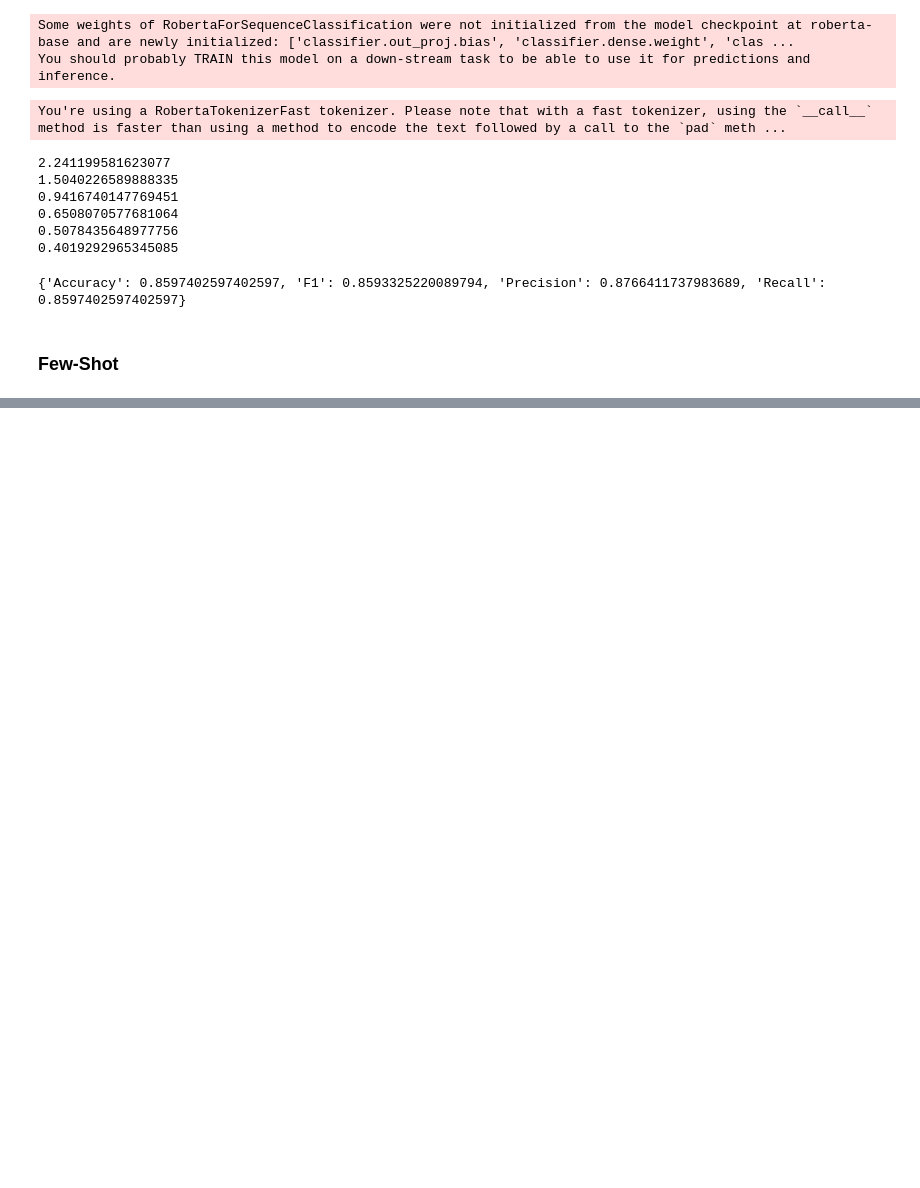
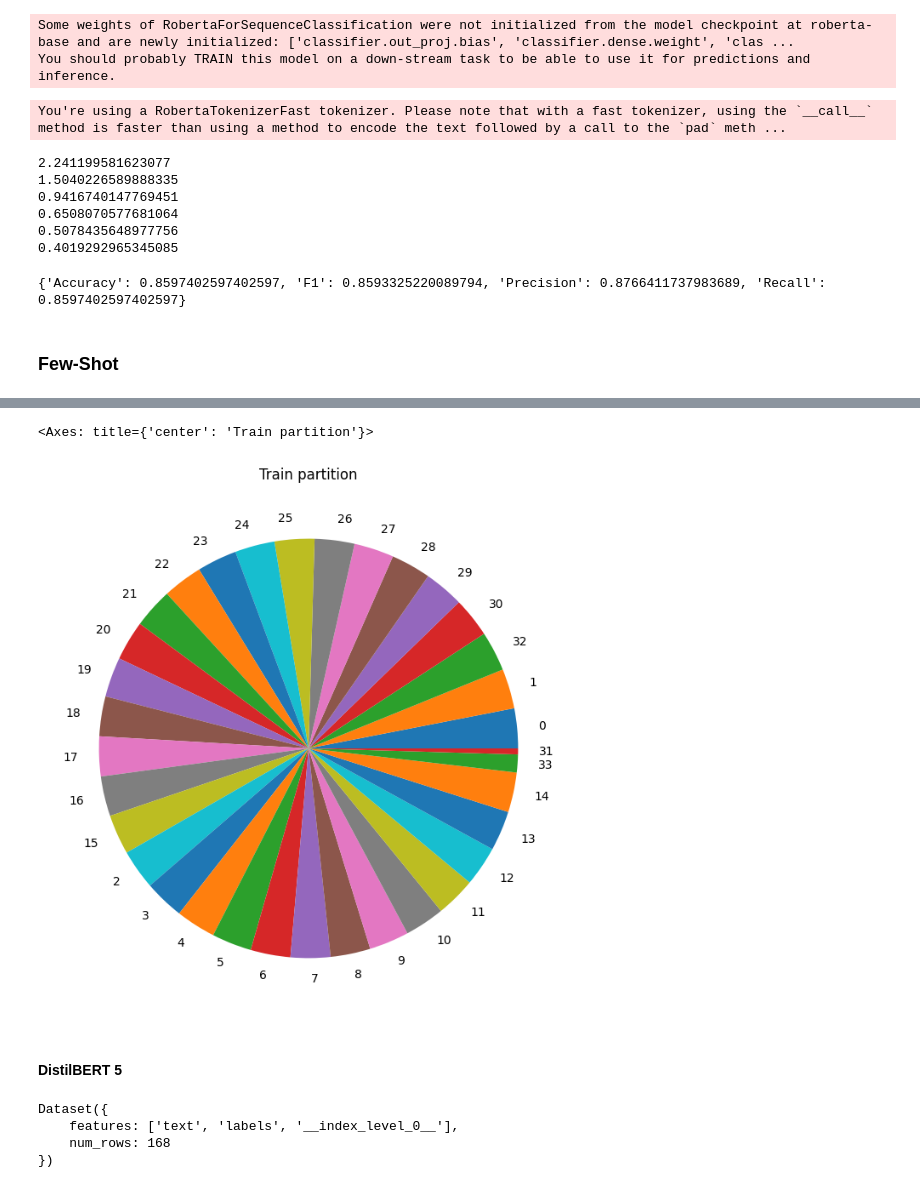
Before and after one commit to JosuBarru/WN-Domains, a Jupyter notebook: codigo/WN-Domains.ipynb, the cells around one changed output, grey strips where cells are left out. Drawn from its saved outputs; the diff is of its cells as text; code cells hidden in the pictures; blank space fills up the shorter version.

```diff
--- a/codigo/WN-Domains.ipynb
+++ b/codigo/WN-Domains.ipynb
@@ -839,0 +826,17 @@ Name: count, dtype: int64
+# %%
+df_20 = df_train.groupby('labels').head(20)
+df_20.labels.value_counts().plot(kind='pie', figsize=(8,8), title="Train partition", ylabel='')
+# %% [output]
+<Axes: title={'center': 'Train partition'}>
+[figure, added]
+# %% [markdown]
+#### DistilBERT 5
+# %%
+train_dataset = Dataset.from_pandas(df_5)
+test_dataset = Dataset.from_pandas(df_test)
+print(train_dataset)
+# %% [output]
+Dataset({
+    features: ['text', 'labels', '__index_level_0__'],
+    num_rows: 168
+})
```
Also changed, not shown: parts of 14 cells of this notebook, 1 other file.
